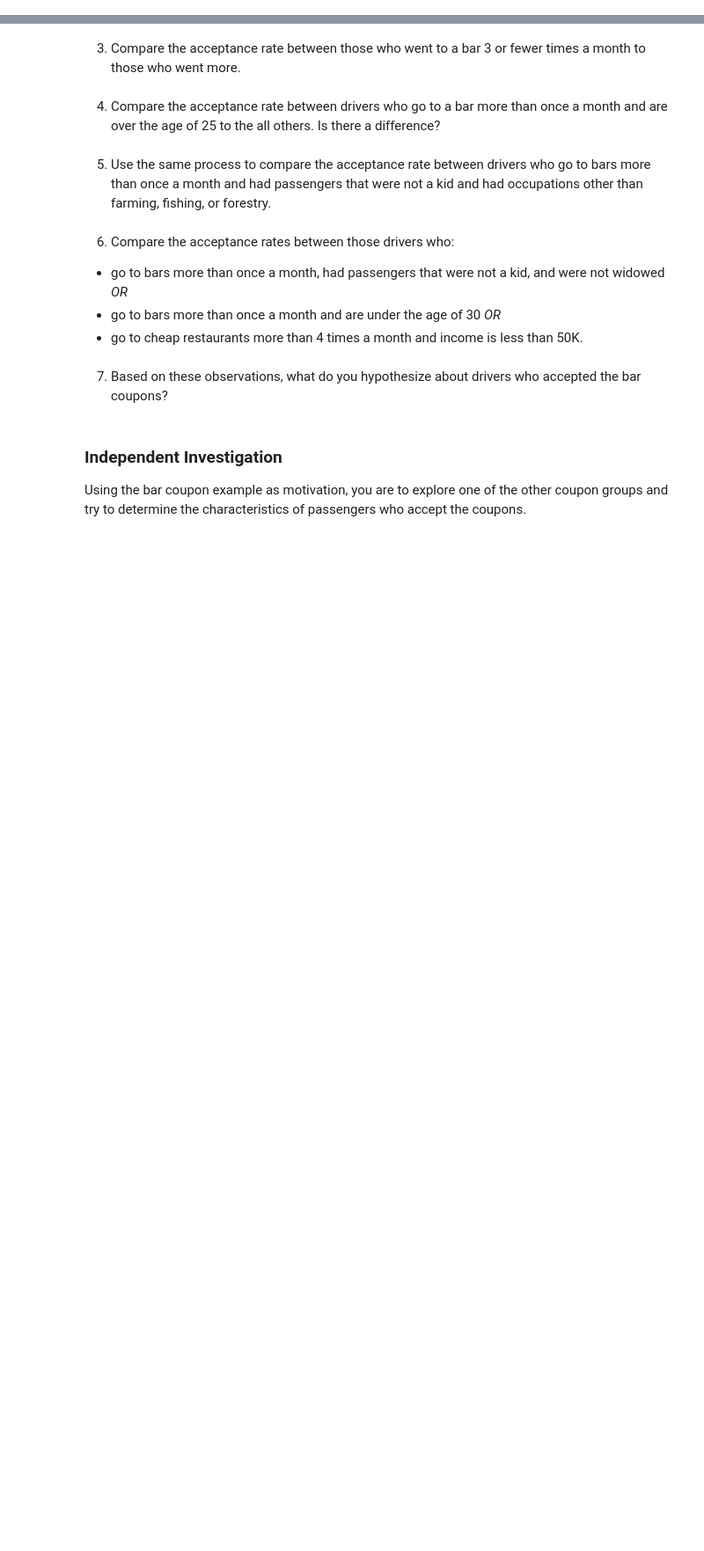
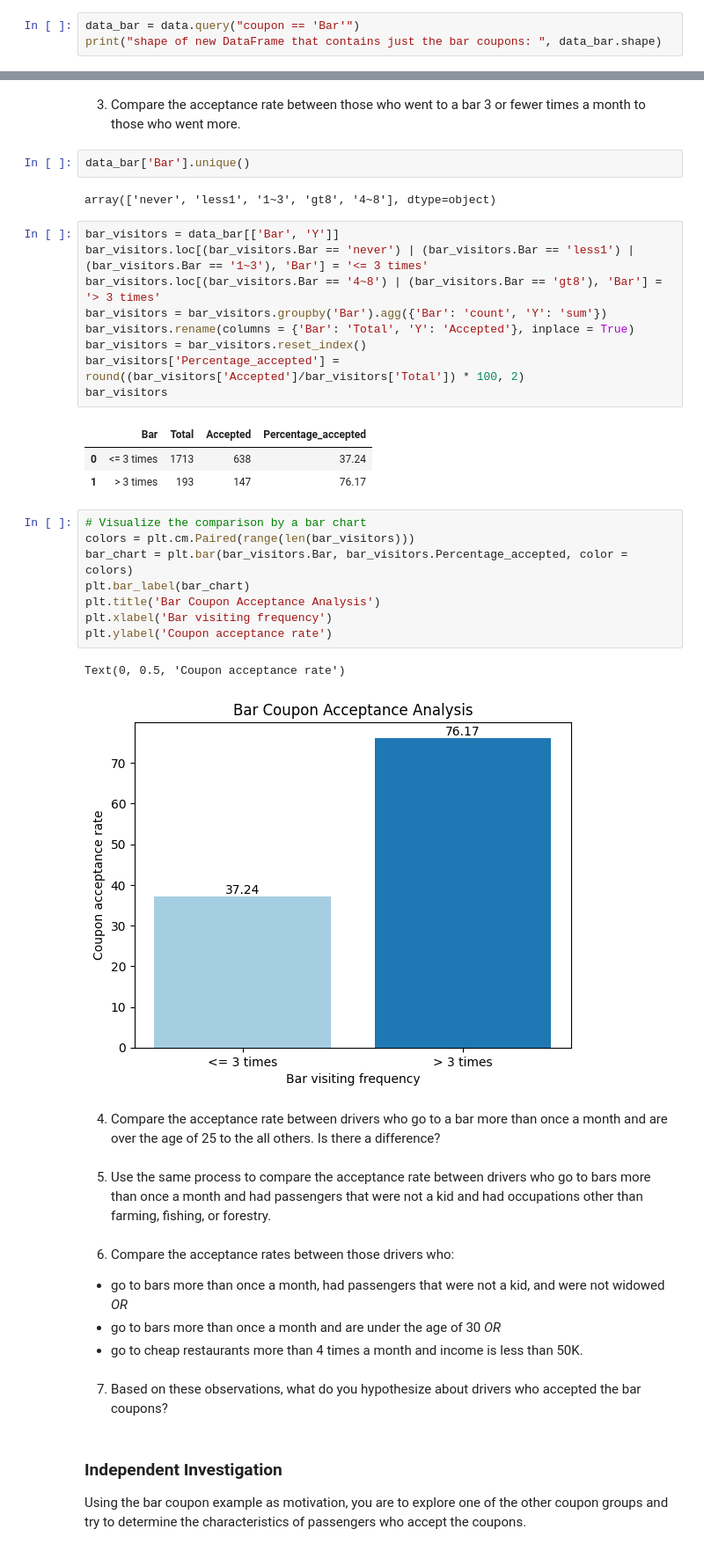
Before and after one commit to JunGaoca/couponAnalysis, a Jupyter notebook: coupon-analysis.ipynb, the cells around one changed output, grey strips where cells are left out. Shown: that part at 88% size. Cells and saved outputs as stored; diff of their text form; blank space fills up the shorter version.

Commit message:
investigate bar coupons

```diff
--- a/coupon-analysis.ipynb
+++ b/coupon-analysis.ipynb
@@ -251,0 +257,3 @@ Now, we will lead you through an exploration of just the bar related coupons.
+# %%
+data_bar = data.query("coupon == 'Bar'")
+print("shape of new DataFrame that contains just the bar coupons: ", data_bar.shape)
@@ -254,5 +275,33 @@ Now, we will lead you through an exploration of just the bar related coupons.
 # %% [markdown]
 3. Compare the acceptance rate between those who went to a bar 3 or fewer times a month to those who went more.
+# %%
+data_bar['Bar'].unique()
+# %% [output]
+array(['never', 'less1', '1~3', 'gt8', '4~8'], dtype=object)
+# %%
+bar_visitors = data_bar[['Bar', 'Y']]
+bar_visitors.loc[(bar_visitors.Bar == 'never') | (bar_visitors.Bar == 'less1') | (bar_visitors.Bar == '1~3'), 'Bar'] = '<= 3 times'
+bar_visitors.loc[(bar_visitors.Bar == '4~8') | (bar_visitors.Bar == 'gt8'), 'Bar'] = '> 3 times'
+bar_visitors = bar_visitors.groupby('Bar').agg({'Bar': 'count', 'Y': 'sum'})
+bar_visitors.rename(columns = {'Bar': 'Total', 'Y': 'Accepted'}, inplace = True)
+bar_visitors = bar_visitors.reset_index()
+bar_visitors['Percentage_accepted'] = round((bar_visitors['Accepted']/bar_visitors['Total']) * 100, 2)
+bar_visitors
+# %% [output]
+|  | Bar | Total | Accepted | Percentage_accepted |
+| 0 | <= 3 times | 1713 | 638 | 37.24 |
+| 1 | > 3 times | 193 | 147 | 76.17 |
+# %%
+# Visualize the comparison by a bar chart
+colors = plt.cm.Paired(range(len(bar_visitors)))
+bar_chart = plt.bar(bar_visitors.Bar, bar_visitors.Percentage_accepted, color = colors)
+plt.bar_label(bar_chart)
+plt.title('Bar Coupon Acceptance Analysis')
+plt.xlabel('Bar visiting frequency')
+plt.ylabel('Coupon acceptance rate')
+# %% [output]
+Text(0, 0.5, 'Coupon acceptance rate')
+[figure, added]
 # %% [markdown]
 4. Compare the acceptance rate between drivers who go to a bar more than once a month and are over the age of 25 to the all others.  Is there a difference?
 # %% [markdown]
```
Also changed, not shown: parts of 3 cells of this notebook.
